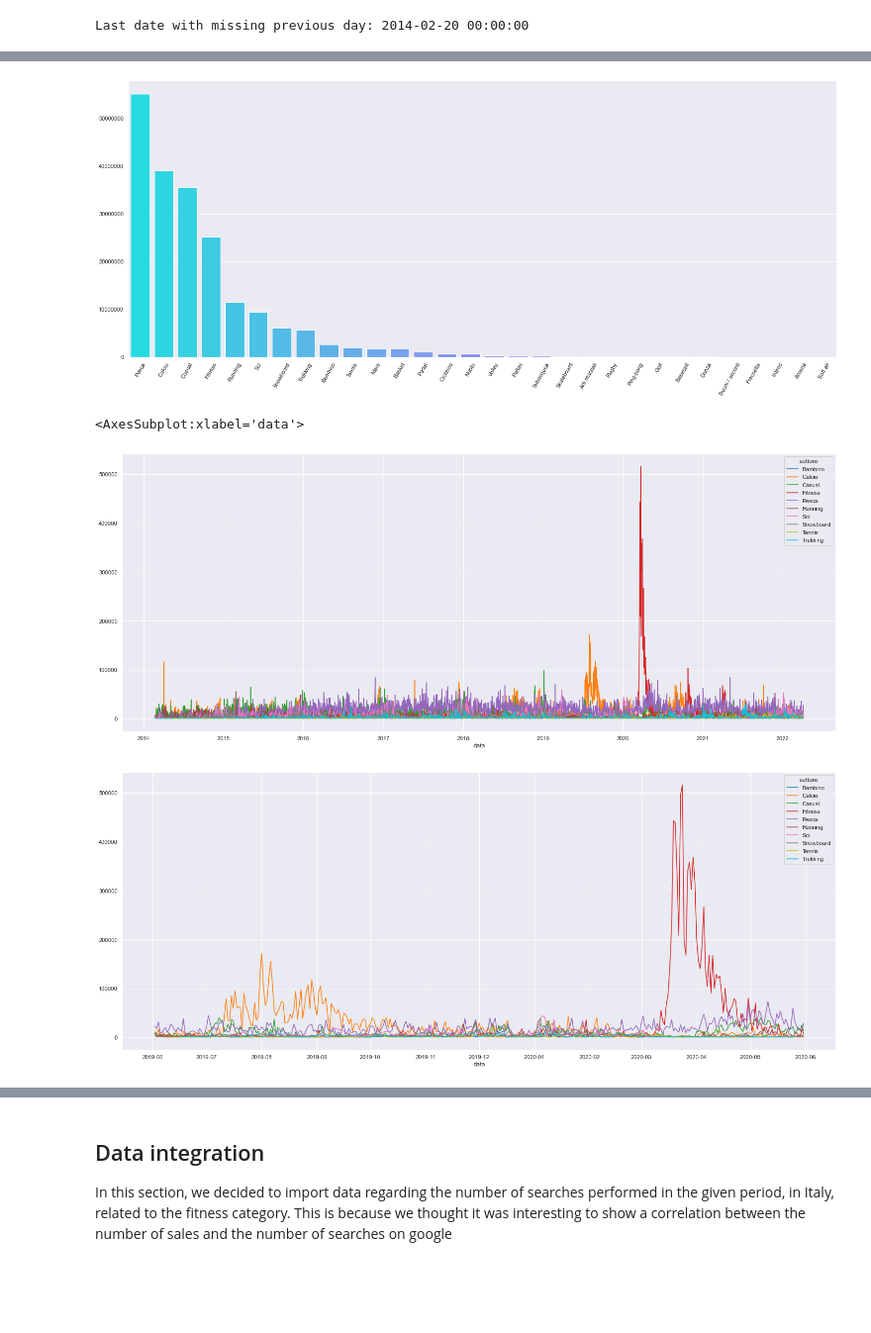
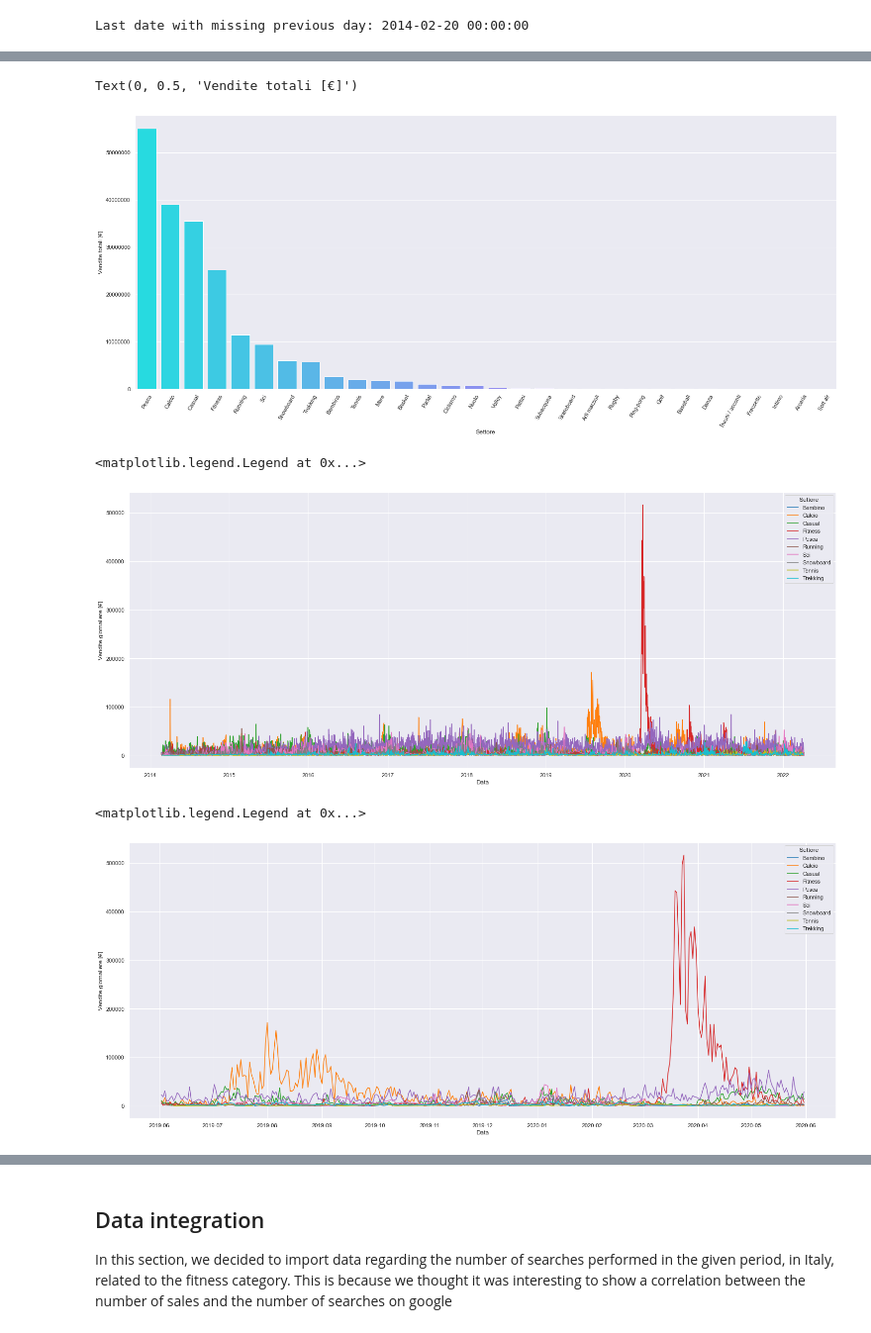
Before and after one commit to DragoneKTM/TimeSeriesProject, a Jupyter notebook: TimeSeriesProject.ipynb, the cells around one changed output, grey strips where cells are left out. Shown at 99% size. Drawn from its saved outputs; the diff is of its cells as text; code cells hidden in the pictures; blank space fills up the shorter version.

```diff
--- a/TimeSeriesProject.ipynb
+++ b/TimeSeriesProject.ipynb
@@ -169,28 +173,38 @@ df_mese.describe()
 # %%
 ### Group by per category and sum up
 df_groupby_settore = df.groupby(by=["settore"], sort=True)["totale"].sum().sort_values(ascending=False)
 plt.figure(figsize=(25,10))
 plt.xticks(rotation=60)
 sns.barplot(x=list(df_groupby_settore.index), y=list(df_groupby_settore.values), palette="cool")
 plt.ticklabel_format(style='plain', axis='y')
+plt.xlabel('Settore')
+plt.ylabel('Vendite totali [€]')
 # %% [output]
+Text(0, 0.5, 'Vendite totali [€]')
-[figure, old version]
+[figure, new version]
 # %%
 ### time series group by higher sectors in total
 list_high_number_total = df_groupby_settore.index[0:10]
 df_pivot_settore_and_data = (df[(df['data'] > '2014-02-20') & (df['data'] < '2022-04-08')].query("settore in @list_high_number_total")).pivot(index="data", columns="settore", values="totale")
 plt.figure(figsize=(25,10))
 sns.lineplot(data=df_pivot_settore_and_data, dashes=False, palette="tab10")
+plt.xlabel('Data')
+plt.ylabel('Vendite giornaliere [€]')
+plt.legend(title='Settore')
 # %% [output]
-<AxesSubplot:xlabel='data'>
+<matplotlib.legend.Legend at 0x...>
-[figure, old version]
+[figure, new version]
 # %%
 plt.figure(figsize=(25,10))
 ax = sns.lineplot(data=df_pivot_settore_and_data[(df_pivot_settore_and_data.index > '2019-06-01') & (df_pivot_settore_and_data.index < '2020-06-01')], dashes=False, palette="tab10")
 ax.xaxis.set_major_locator(mdates.MonthLocator(interval=1))
 ax.xaxis.set_major_formatter(mdates.DateFormatter('%Y-%m'))
+plt.xlabel('Data')
+plt.ylabel('Vendite giornaliere [€]')
+plt.legend(title='Settore')
 # %% [output]
+<matplotlib.legend.Legend at 0x...>
-[figure, old version]
+[figure, new version]
 # %%
 df_pivot_settore_and_data.describe()
 # %% [output]
```
Also changed, not shown: parts of 30 cells of this notebook, 1 other file.
